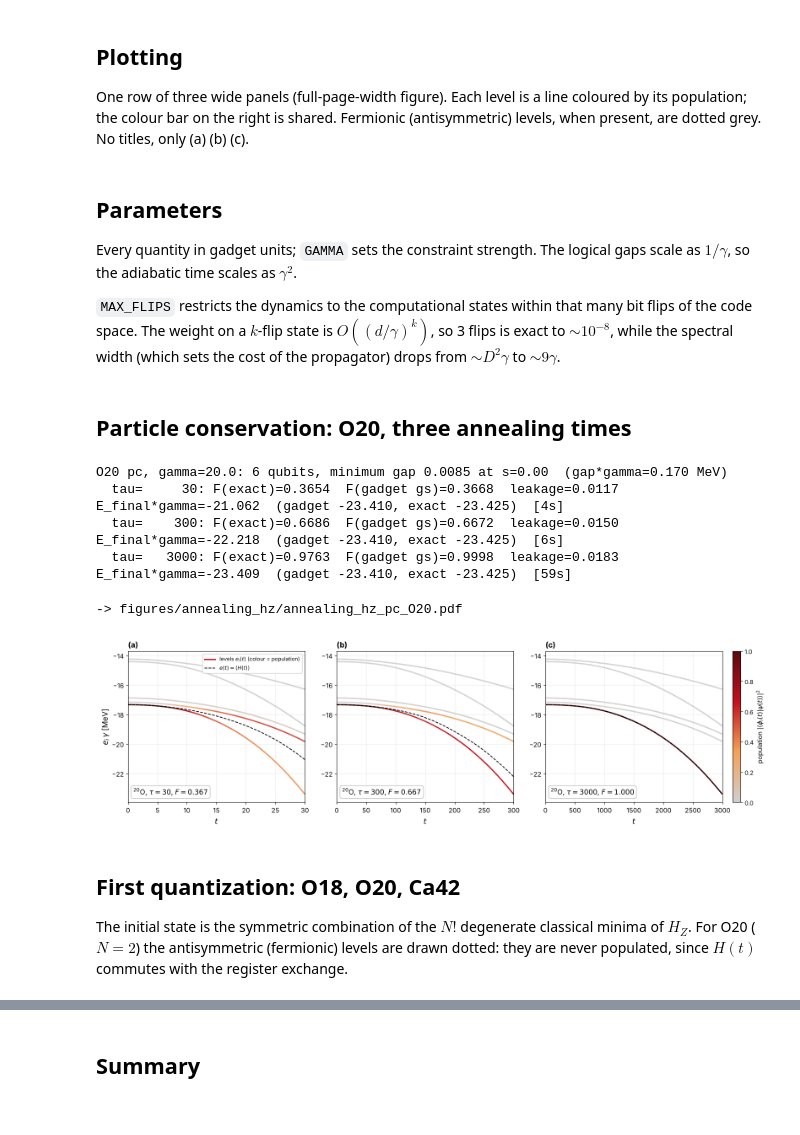
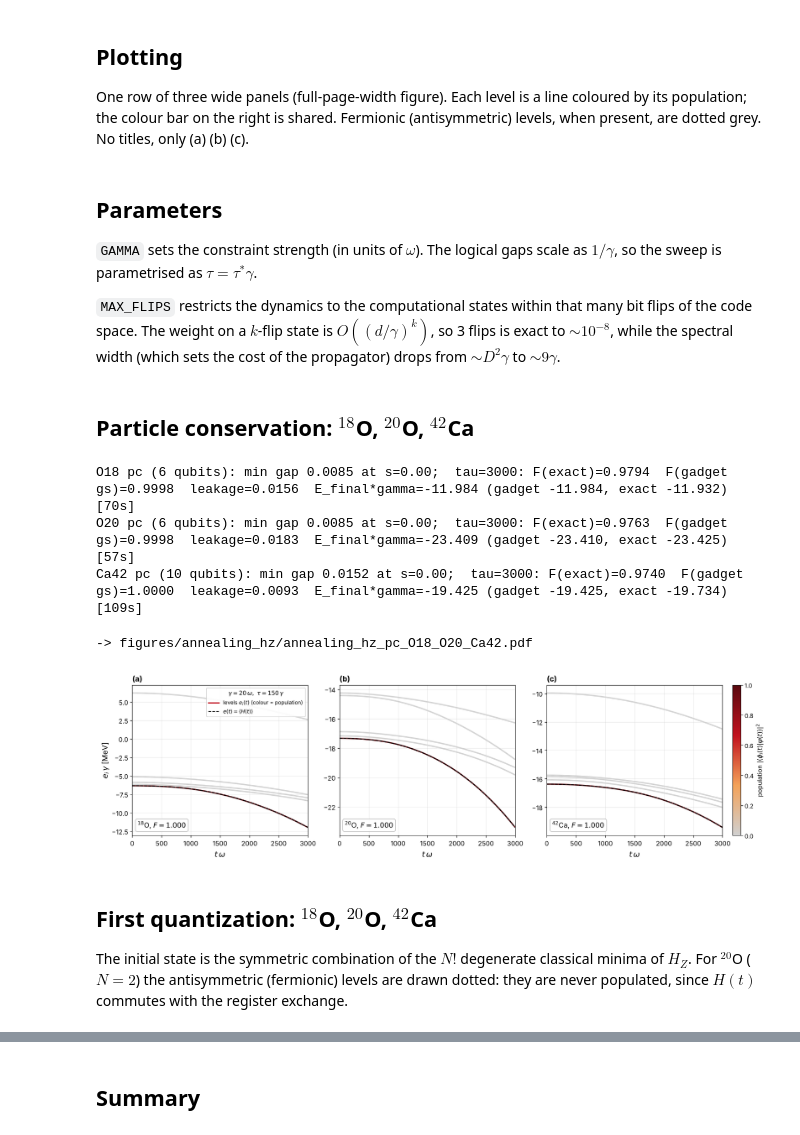
Before and after one commit to emacosta95/Gadget4NSMForQuantumSimulators, a Jupyter notebook: AnnealingFromHZ.ipynb, the cells around one changed output, grey strips where cells are left out. Drawn from its saved outputs; the diff is of its cells as text; code cells hidden in the pictures.

```diff
--- a/AnnealingFromHZ.ipynb
+++ b/AnnealingFromHZ.ipynb
@@ -50,11 +52,11 @@ FIGDIR, OUTDIR = "figures/annealing_hz", "data/annealing_hz"
 os.makedirs(FIGDIR, exist_ok=True)
 os.makedirs(OUTDIR, exist_ok=True)
 
-NUCLEI = {"O18": ("sd", 1), "O20": ("sd", 2), "O22": ("sd", 3), "Ca42": ("pf", 1), "Ca44": ("pf", 2)}
+SHELL_OF = {"O18": ("sd", 1), "O20": ("sd", 2), "O22": ("sd", 3), "Ca42": ("pf", 1), "Ca44": ("pf", 2)}
 
 
 def problem(label):
-    shell, N = NUCLEI[label]
+    shell, N = SHELL_OF[label]
     D = {"sd": 6, "pf": 10}[shell]
     return QuasiparticleProblem.from_npz(
         f"{DATA}/one_body_nn_{shell}.npz",
@@ -111,12 +113,12 @@ def draw_levels(ax, r, n_show=None, lw=2.2):
     return lc
 
 
-def plot_row(results, path, texts, n_show=5, ylabel=r"$e_i\,\gamma$ [MeV]"):
+def plot_row(results, path, texts, n_show=5, ylabel=r"$e_i\,\gamma$ [MeV]", legend_title=None):
     fig, axes = plt.subplots(1, 3, figsize=(16, 4.6))
     for k, (ax, r, txt) in enumerate(zip(axes, results, texts)):
         lc = draw_levels(ax, r, n_show=n_show)
         ax.set_title(f"({'abc'[k]})", loc="left", fontweight="bold", fontsize=13)
-        ax.set_xlabel(r"$t$", fontsize=13)
+        ax.set_xlabel(r"$t\,\omega$", fontsize=13)
         ax.text(0.03, 0.04, txt, transform=ax.transAxes, fontsize=12, va="bottom",
                 bbox=dict(boxstyle="round,pad=0.3", fc="white", ec="0.7", alpha=0.9))
         ax.grid(alpha=0.25)
@@ -127,7 +129,7 @@ def plot_row(results, path, texts, n_show=5, ylabel=r"$e_i\,\gamma$ [MeV]"):
     if any((r.sector == "A").any() for r in results):
         handles.insert(1, Line2D([], [], color="#3a6ea5", ls=":", lw=1.3, label="fermionic (antisymmetric) levels"))
         handles[0].set_label("bosonic (symmetric) levels, colour = population")
-    axes[0].legend(handles=handles, fontsize=9, loc="upper right", framealpha=0.9)
+    axes[0].legend(handles=handles, fontsize=9, loc="upper right", framealpha=0.9, title=legend_title, title_fontsize=10)
     fig.subplots_adjust(left=0.05, right=0.93, bottom=0.14, top=0.92, wspace=0.18)
     cax = fig.add_axes([0.945, 0.14, 0.012, 0.78])
     cb = fig.colorbar(plt.cm.ScalarMappable(norm=POP_NORM, cmap=POP_CMAP), cax=cax)
@@ -139,56 +141,54 @@ def plot_row(results, path, texts, n_show=5, ylabel=r"$e_i\,\gamma$ [MeV]"):
 # %% [markdown]
 ## Parameters
 
-Every quantity in gadget units; `GAMMA` sets the constraint strength.  The logical gaps scale as
-$1/\gamma$, so the adiabatic time scales as $\gamma^2$.
+`GAMMA` sets the constraint strength (in units of $\omega$).  The logical gaps scale as $1/\gamma$, so
+the sweep is parametrised as $\tau = \tau^*\gamma$.
 
 `MAX_FLIPS` restricts the dynamics to the computational states within that many bit flips of the
 code space.  The weight on a $k$-flip state is $O((d/\gamma)^k)$, so 3 flips is exact to $\sim 10^{-8}$,
 while the spectral width (which sets the cost of the propagator) drops from $\sim D^2\gamma$ to $\sim 9\gamma$.
 # %%
-GAMMA = 20.0
-TAUS_PC = [30.0, 300.0, 3000.0]        # particle conservation: diabatic -> adiabatic
-TAU_FQ = 3000.0                        # first quantization, one annealing time
-NUCLEUS_PC = "O20"
-NUCLEI_FQ = ["O18", "O20", "Ca42"]
+GAMMA = 20.0                           # gamma / omega
+TAU_STAR = 150.0                       # tau = TAU_STAR * gamma  (-> 3000 / omega)
+TAU = TAU_STAR * GAMMA
+NUCLEI = ["O18", "O20", "Ca42"]
+PRETTY = {"O18": r"$^{18}$O", "O20": r"$^{20}$O", "O22": r"$^{22}$O", "Ca42": r"$^{42}$Ca", "Ca44": r"$^{44}$Ca"}
+LEGEND_TITLE = rf"$\gamma = {GAMMA:g}\,\omega,\ \tau = {TAU_STAR:g}\,\gamma$"
 N_LEVELS = 6                           # instantaneous levels tracked (per sector)
 N_RECORD = 200
 MAX_FLIPS = 3                          # dynamics restricted to <= 3 constraint violations
                                        # (amplitude O((d/gamma)^3) beyond; None = full space)
-# %% [markdown]
-## Particle conservation: O20, three annealing times
+# %% [markdown]
+## Particle conservation: $^{18}$O, $^{20}$O, $^{42}$Ca
 # %%
-H_pc = gadget(NUCLEUS_PC, "pc", GAMMA)
-s_min, gap_min, _, _ = minimum_gap(H_pc, 41, max_flips=MAX_FLIPS)
-print(f"{NUCLEUS_PC} pc, gamma={GAMMA}: {H_pc.n_qubits} qubits, minimum gap {gap_min:.4f} at s={s_min:.2f}  "
-      f"(gap*gamma={gap_min*GAMMA:.3f} MeV)")
-
 results_pc = []
-for tau in TAUS_PC:
+for label in NUCLEI:
+    H = gadget(label, "pc", GAMMA)
+    s_min, gap_min, _, _ = minimum_gap(H, 21, max_flips=MAX_FLIPS)
     t0 = time.time()
-    r = hz_anneal(H_pc, tau, n_record=N_RECORD, n_levels=N_LEVELS, max_flips=MAX_FLIPS)
-    r.save(f"{OUTDIR}/{NUCLEUS_PC}_pc_gamma{GAMMA:g}_tau{tau:g}.npz")
+    r = hz_anneal(H, TAU, n_record=N_RECORD, n_levels=N_LEVELS, max_flips=MAX_FLIPS)
+    r.save(f"{OUTDIR}/{label}_pc_gamma{GAMMA:g}_tau{TAU:g}.npz")
     results_pc.append(r)
-    print(f"  tau={tau:7g}: F(exact)={r.fidelity_exact:.4f}  F(gadget gs)={r.fidelity_gadget:.4f}  "
-          f"leakage={r.leakage:.4f}  E_final*gamma={r.energy[-1]*GAMMA:.3f}  "
-          f"(gadget {r.gadget_energy*GAMMA:.3f}, exact {r.exact_energy:.3f})  [{time.time()-t0:.0f}s]")
+    print(f"{label} pc ({H.n_qubits} qubits): min gap {gap_min:.4f} at s={s_min:.2f};  tau={TAU:g}: "
+          f"F(exact)={r.fidelity_exact:.4f}  F(gadget gs)={r.fidelity_gadget:.4f}  leakage={r.leakage:.4f}  "
+          f"E_final*gamma={r.energy[-1]*GAMMA:.3f} (gadget {r.gadget_energy*GAMMA:.3f}, exact {r.exact_energy:.3f})  "
+          f"[{time.time()-t0:.0f}s]")
 # %% [output]
-O20 pc, gamma=20.0: 6 qubits, minimum gap 0.0085 at s=0.00  (gap*gamma=0.170 MeV)
-  tau=     30: F(exact)=0.3654  F(gadget gs)=0.3668  leakage=0.0117  E_final*gamma=-21.062  (gadget -23.410, exact -23.425)  [4s]
-  tau=    300: F(exact)=0.6686  F(gadget gs)=0.6672  leakage=0.0150  E_final*gamma=-22.218  (gadget -23.410, exact -23.425)  [6s]
-  tau=   3000: F(exact)=0.9763  F(gadget gs)=0.9998  leakage=0.0183  E_final*gamma=-23.409  (gadget -23.410, exact -23.425)  [59s]
+O18 pc (6 qubits): min gap 0.0085 at s=0.00;  tau=3000: F(exact)=0.9794  F(gadget gs)=0.9998  leakage=0.0156  E_final*gamma=-11.984 (gadget -11.984, exact -11.932)  [70s]
+O20 pc (6 qubits): min gap 0.0085 at s=0.00;  tau=3000: F(exact)=0.9763  F(gadget gs)=0.9998  leakage=0.0183  E_final*gamma=-23.409 (gadget -23.410, exact -23.425)  [57s]
+Ca42 pc (10 qubits): min gap 0.0152 at s=0.00;  tau=3000: F(exact)=0.9740  F(gadget gs)=1.0000  leakage=0.0093  E_final*gamma=-19.425 (gadget -19.425, exact -19.734)  [109s]
 # %%
-texts = [rf"$^{{20}}$O, $\tau={r.tau:g}$, $F={r.fidelity_gadget:.3f}$" for r in results_pc]
-fig = plot_row(results_pc, f"{FIGDIR}/annealing_hz_pc_{NUCLEUS_PC}", texts)
+texts = [rf"{PRETTY[r.label]}, $F={r.fidelity_gadget:.3f}$" for r in results_pc]
+fig = plot_row(results_pc, f"{FIGDIR}/annealing_hz_pc_" + "_".join(NUCLEI), texts, legend_title=LEGEND_TITLE)
 plt.show()
 # %% [output]
--> figures/annealing_hz/annealing_hz_pc_O20.pdf
+-> figures/annealing_hz/annealing_hz_pc_O18_O20_Ca42.pdf
-[figure, old version]
+[figure, new version]
 # %% [markdown]
-## First quantization: O18, O20, Ca42
+## First quantization: $^{18}$O, $^{20}$O, $^{42}$Ca
 
 The initial state is the symmetric combination of the $N!$ degenerate classical minima of $H_Z$.
-For O20 ($N=2$) the antisymmetric (fermionic) levels are drawn dotted: they are never populated,
+For $^{20}$O ($N=2$) the antisymmetric (fermionic) levels are drawn dotted: they are never populated,
 since $H(t)$ commutes with the register exchange.
 # %%
 results_fq = []
```
Also changed, not shown: parts of 4 cells of this notebook, 10 other files.
